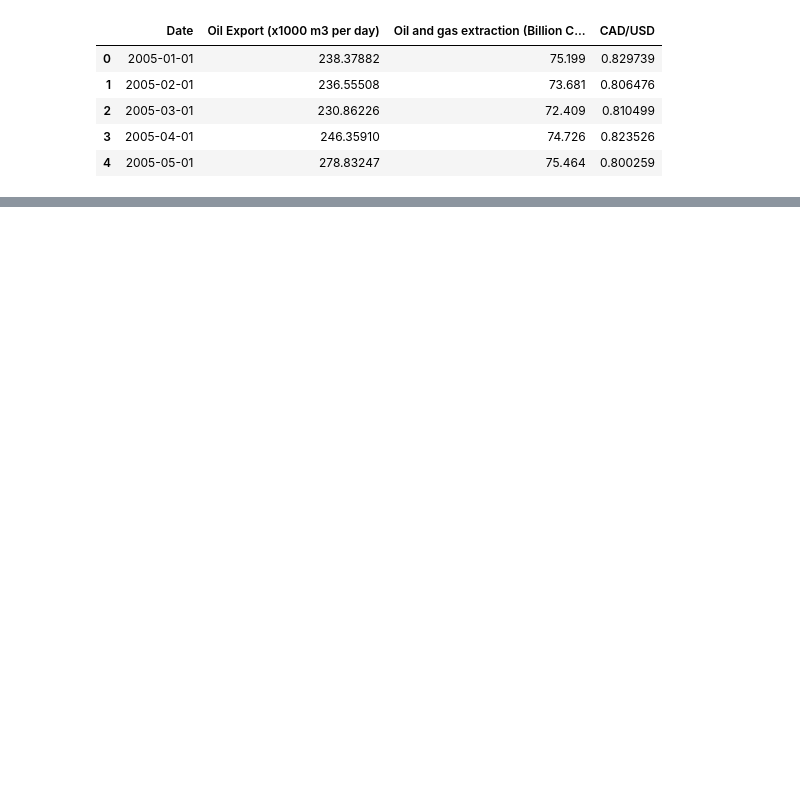
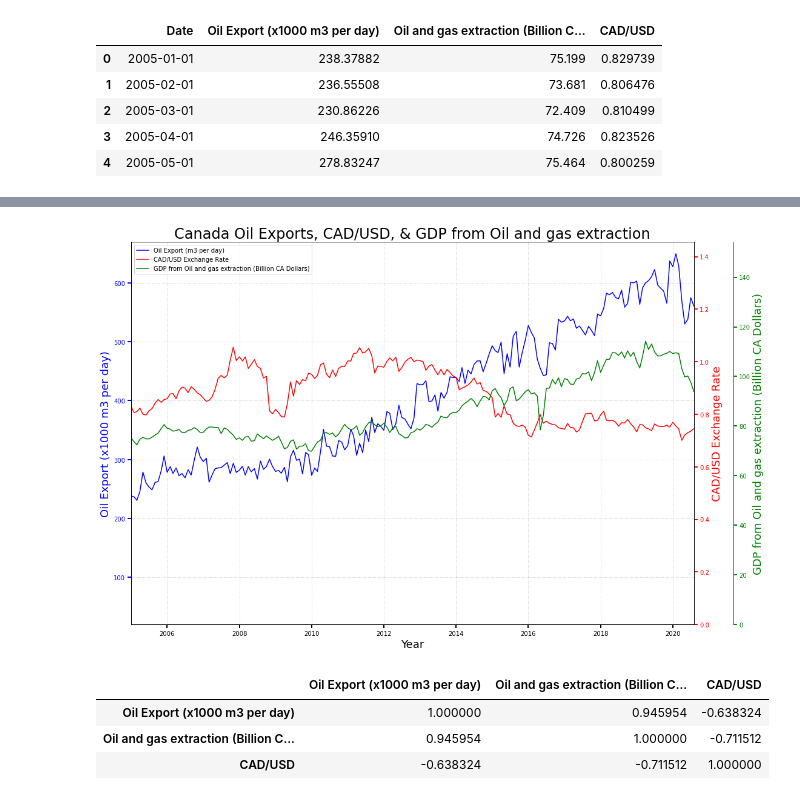
Before and after one commit to kk-deng/CanadaEnergyIE, a Jupyter notebook: Part 2.ipynb, the cells around one changed output, grey strips where cells are left out. Cells and saved outputs as stored; diff of their text form; code cells hidden in the pictures; blank space fills up the shorter version.

Commit message:
Updated with plotting section and exported images.

```diff
--- a/Part 2.ipynb
+++ b/Part 2.ipynb
@@ -184,0 +193,5 @@ can_df.to_csv("Transformed Data/Part 2.csv", index = False)
+# %%
+# Read Canada data file
+can_df = pd.read_csv("Transformed Data/Part 2.csv")
+can_df["Date"] = pd.to_datetime(can_df["Date"])
+can_df.head()
@@ -184,0 +205,65 @@ can_df.to_csv("Transformed Data/Part 2.csv", index = False)
+# %%
+# Assigning x and y axes from dataframe
+x_axis = can_df["Date"]
+y_axis_1 = can_df["Oil Export (x1000 m3 per day)"]
+y_axis_2 = can_df["CAD/USD"]
+y_axis_3 = can_df["Oil and gas extraction (Billion CA Dollars)"]
+
+# Create subplots
+fig, host = plt.subplots(figsize=(15,10))
+fig.subplots_adjust(right=0.5)
+
+# Create twining 2nd y-axis
+par1 = host.twinx()
+par2 = host.twinx()
+
+# Set position for the 2nd y-axis
+par2.spines["right"].set_position(("axes", 1.07))
+par2.spines["right"].set_visible(True)
+
+# Start plotting data
+p1, = host.plot(x_axis, y_axis_1, "b-", label="Oil Export (m3 per day)")
+p2, = par1.plot(x_axis, y_axis_2, "r-", label="CAD/USD Exchange Rate")
+p3, = par2.plot(x_axis, y_axis_3, "g-", label="GDP from Oil and gas extraction (Billion CA Dollars)")
+
+# Setting all related elements, including labels, limits, etc.
+host.set_title("Canada Oil Exports, CAD/USD, & GDP from Oil and gas extraction", fontsize=24)
+host.set_xlim(min(x_axis), max(x_axis) )
+host.set_ylim(20, max(y_axis_1) + 20)
+par1.set_ylim(0, max(y_axis_2) + 0.4)
+par2.set_ylim(0, max(y_axis_3) + 40)
+
+host.set_xlabel("Year", fontsize=18)
+host.set_ylabel("Oil Export (x1000 m3 per day)", fontsize=18)
+par1.set_ylabel("CAD/USD Exchange Rate", fontsize=18)
+par2.set_ylabel("GDP from Oil and gas extraction (Billion CA Dollars)", fontsize=18)
+
+host.yaxis.label.set_color(p1.get_color())
+par1.yaxis.label.set_color(p2.get_color())
+par2.yaxis.label.set_color(p3.get_color())
+
+tkw = dict(size=6, width=2)
+host.tick_params(axis='y', colors=p1.get_color(), **tkw)
+par1.tick_params(axis='y', colors=p2.get_color(), **tkw)
+par2.tick_params(axis='y', colors=p3.get_color(), **tkw)
+
+host.tick_params(axis='x', **tkw)
+
+lines = [p1, p2, p3]
+
+# Create legend and grid, save figure
+host.legend(lines, [l.get_label() for l in lines], loc='best')
+plt.tight_layout()
+host.grid(linestyle='-.', alpha = 0.5)
+plt.savefig("Plots/Question 2 & 4 - CAD Exchange Rate vs. Oil Export and GDP contribution of Oil Extraction.png", bbox_inches='tight', facecolor='w')
+plt.show()
+# %% [output]
+[figure, added]
+# %%
+# Correlation matrix
+can_df.corr()
+# %% [output]
+|  | Oil Export (x1000 m3 per day) | Oil and gas extraction (Billion C... | CAD/USD |
+| Oil Export (x1000 m3 per day) | 1.000000 | 0.945954 | -0.638324 |
+| Oil and gas extraction (Billion C... | 0.945954 | 1.000000 | -0.711512 |
+| CAD/USD | -0.638324 | -0.711512 | 1.000000 |
```
Also changed, not shown: parts of 5 cells of this notebook, 2 other files.
